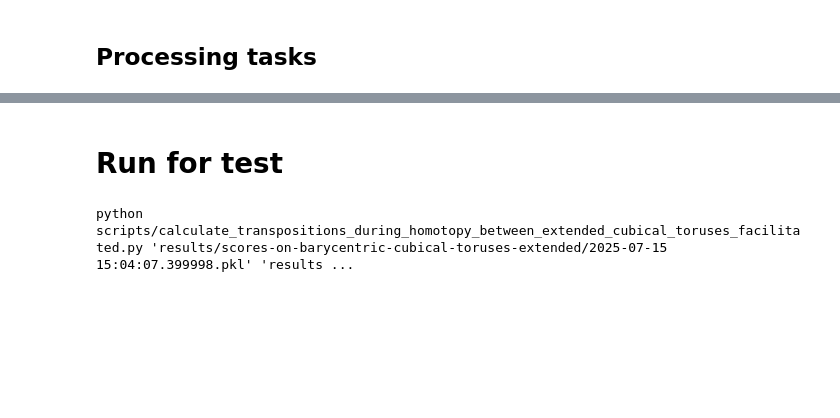
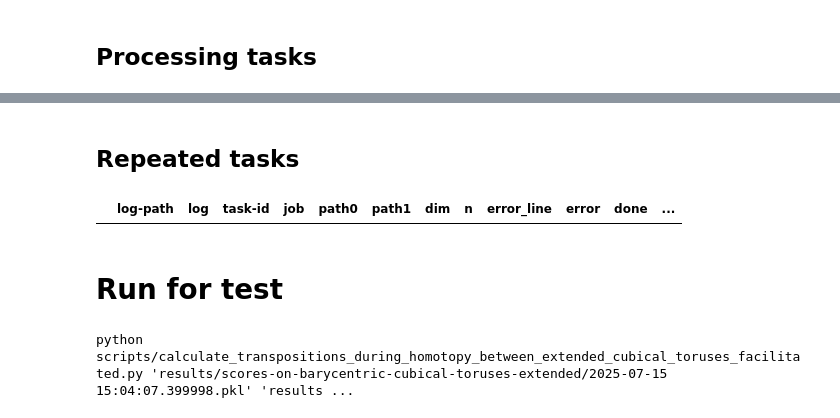
Before and after one commit to zimfv/depth-poset, a Jupyter notebook: notebooks/Logs - Barycentric Cubical Tori-Extended1.ipynb, the cells around one changed output, grey strips where cells are left out. Cells and saved outputs as stored; diff of their text form; code cells hidden in the pictures; blank space fills up the shorter version.

```diff
--- a/notebooks/Logs - Barycentric Cubical Tori-Extended1.ipynb
+++ b/notebooks/Logs - Barycentric Cubical Tori-Extended1.ipynb
@@ -394,3 +406,11 @@ Collecting the transpositions during linear homotopy between 2 Cubical Torus Com
+# %% [markdown]
+## Repeated tasks
+# %%
+df_logs_repeats = df_logs_transp[df_logs_transp['status'].isin(['done with no errors', 'processing'])]
+df_logs_repeats = df_logs_repeats[df_logs_repeats[['path0', 'path1']].duplicated(keep=False)]
+df_logs_repeats
+# %% [output]
+|  | log-path | log | task-id | job | path0 | path1 | dim | n | error_line | error | done | ... |
 # %% [markdown]
 # Run for test
 # %%
```
Also changed, not shown: parts of 4 cells of this notebook, 22 other files.
